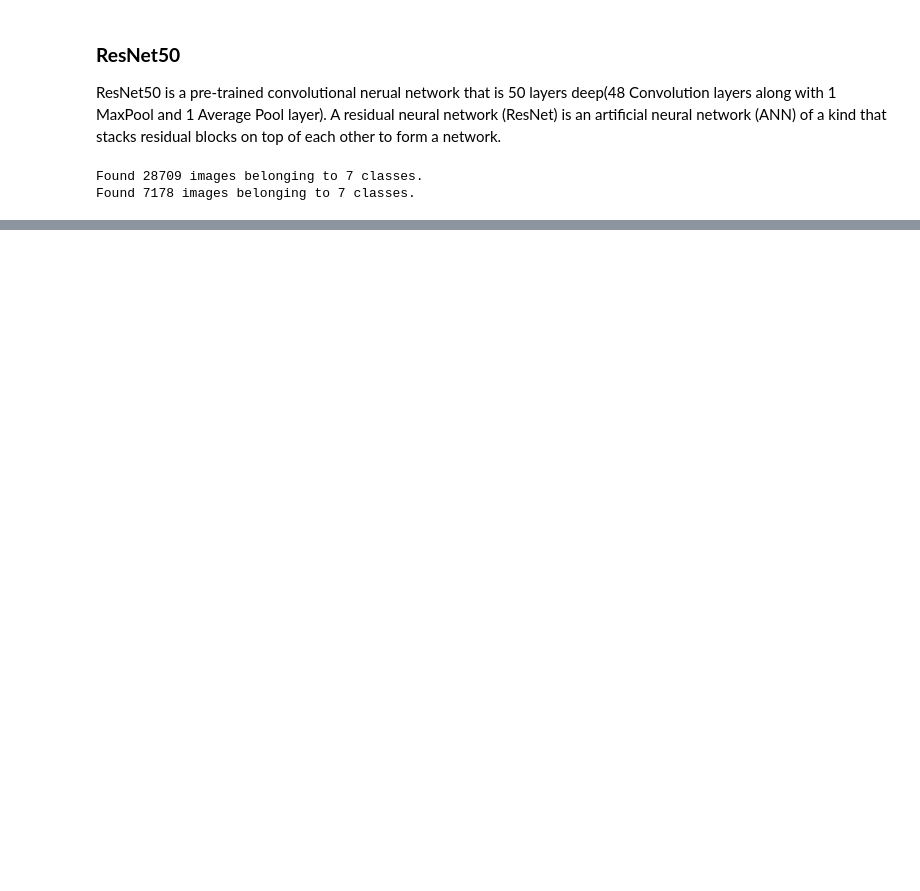
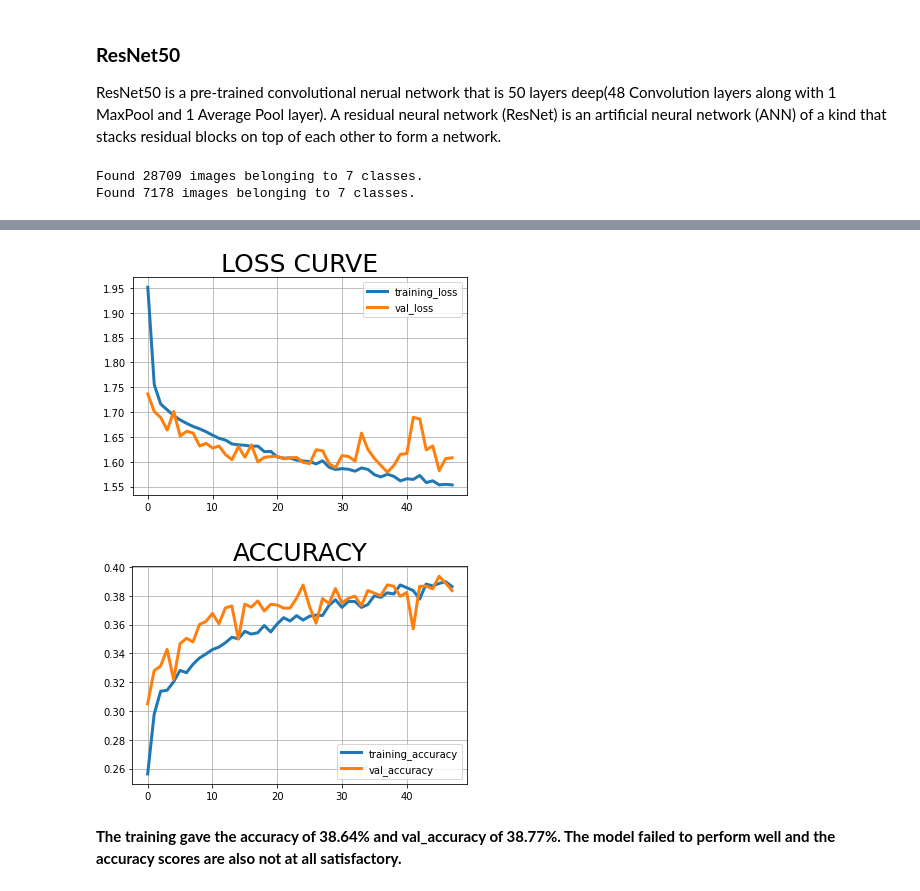
Before and after one commit to Arka1212/Live-Class-Monitoring-System-Face-Emotion-Recognition, a Jupyter notebook: Live_Class_Monitoring_System_(Face_Emotion_Recognition).ipynb, the cells around one changed output, grey strips where cells are left out. Drawn from its saved outputs; the diff is of its cells as text; code cells hidden in the pictures; blank space fills up the shorter version.

```diff
--- a/Live_Class_Monitoring_System_(Face_Emotion_Recognition).ipynb
+++ b/Live_Class_Monitoring_System_(Face_Emotion_Recognition).ipynb
@@ -585,3 +584,9 @@ test_data = validation_datagen.flow_from_directory(test_dir,
 # %% [output]
 Found 28709 images belonging to 7 classes.
 Found 7178 images belonging to 7 classes.
+# %%
+# Creating a base model using pre-trained ResNet architecture.
+from tensorflow.keras.applications import ResNet50
+
+base_model = ResNet50(input_shape=(48,48,3),include_top = False, weights = 'imagenet')
+base_model.trainable = False
@@ -587,0 +618,28 @@ Found 7178 images belonging to 7 classes.
+# %%
+# Compiling the model.
+model_B.compile(loss = 'categorical_crossentropy',
+                optimizer = Adam(),
+                metrics = ['accuracy'])
+# %%
+# Creating callbacks.
+reduce_lr = ReduceLROnPlateau(monitor='val_loss',
+                              factor=0.1,
+                              patience=10,
+                              min_lr=0.00001,
+                              mode='auto')
+# Reduces learning rate when a metric stops improving.
+
+early_stopping = EarlyStopping(monitor='val_loss',
+                               min_delta=0,
+                               patience=10,
+                               verbose=1,
+                               restore_best_weights=True)
+# Stops training when a monitored metric has stopped improving.
+# %%
+# Fitting the model.
+history_model_B = model_B.fit_generator(generator = train_data,
+                                        epochs = 50,
+                                        steps_per_epoch = len(train_data),
+                                        validation_data = test_data,
+                                        validation_steps = test_data.n // test_data.batch_size,
+                                        callbacks = [early_stopping, reduce_lr])
@@ -587,0 +693,8 @@ Found 7178 images belonging to 7 classes.
+# %%
+# Plotting the loss curves.
+plot_loss_curves(history_model_B)
+# %% [output]
+[figure, added]
+[figure, added]
+# %% [markdown]
+**The training gave the accuracy of 38.64% and val_accuracy of 38.77%. The model failed to perform well and the accuracy scores are also not at all satisfactory.**
```
Also changed, not shown: parts of 22 cells of this notebook.
